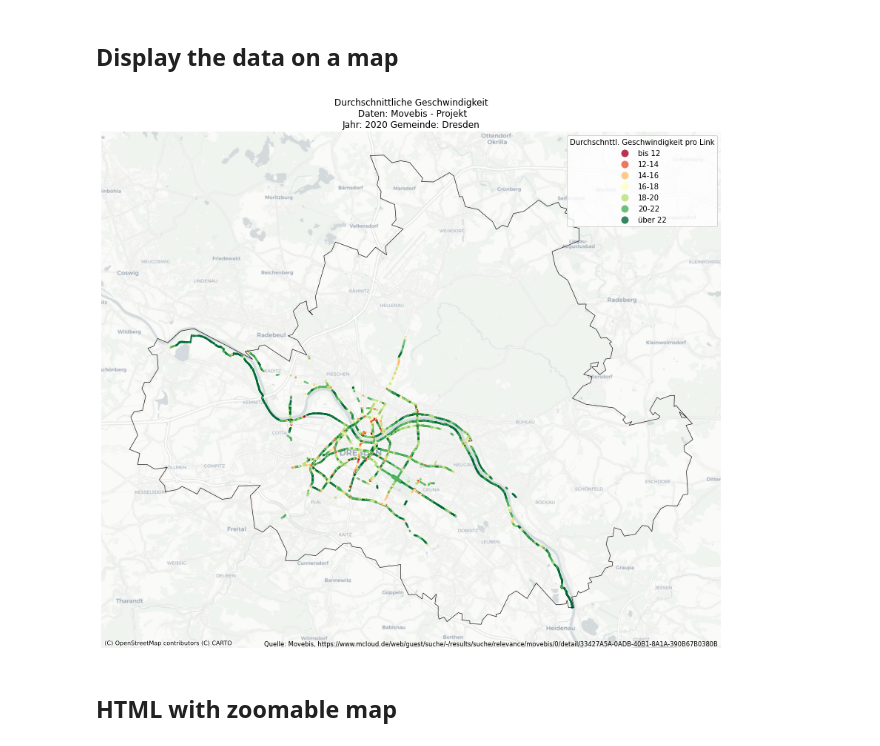
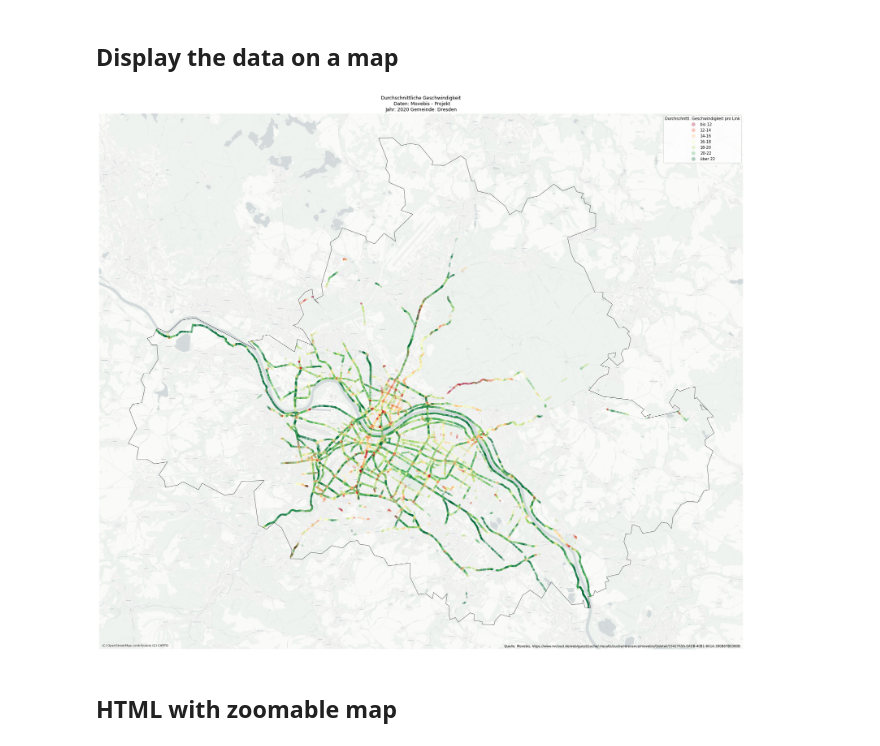
Before and after one commit to Oi-sin/ddmovebis, a Jupyter notebook: movebis_speed.ipynb, the cells around one changed output. Drawn from its saved outputs; the diff is of its cells as text; code cells hidden in the pictures.

```diff
--- a/movebis_speed.ipynb
+++ b/movebis_speed.ipynb
@@ -15,7 +15,7 @@ import folium
 import branca
 # %%
 #min number of visits present for an entry to be taken into account
-MIN_VISITS = 150
+MIN_VISITS = 50
 
 #use the data from the following year (2018, 2019 or 2020)
 DataYear = '2020'
@@ -139,6 +141,12 @@ custom_attribution=carto_attribution + ' | \u0026copy; \u003ca href=\"https://ww
 # %%
 df_plot = gdf_speed_municipality.copy()
 df_plot.geometry=df_plot.buffer(70)
+
+width=30
+height=width
+
+zoom_level=15
+dpi=zoom_level*20
 
 label_list=[
     'bis 12',
@@ -148,40 +156,40 @@ label_list=[
     '18-20',
     '20-22',
     'über 22']
 
-ax=df_plot.plot(column=data_field, scheme='UserDefined', figsize=(15,15), legend=True, alpha=0.8, cmap='RdYlGn',# linewidths=1,
+ax=df_plot.plot(column=data_field, scheme='UserDefined', figsize=(width,height), legend=True, alpha=0.3,
+                cmap='RdYlGn', linewidth=10, markersize=20,
             classification_kwds={
-             'bins':[12,14,16,18,20,22]
-         },
+             'bins':[12,14,16,18,20,22]},
             legend_kwds = {
                 #'numpoints':1,
                 'bbox_to_anchor':(1.0, 1.0),
                 'title': "Durchschnttl. Geschwindigkeit pro Link",
                 'labels':label_list }
             )
 
 #adding municipality border layer
-fin_plot=poly_municipality.plot(facecolor="none", edgecolor='black', linewidths=0.6, figsize=(15,15), ax=ax)#, weight=1)
+fin_plot=poly_municipality.plot(facecolor="none", edgecolor='black', linewidths=0.6, figsize=(width,height), ax=ax)#, weight=1)
 
 #adding basemap
-ctx.add_basemap(fin_plot, source=ctx.providers.CartoDB.Positron)
+ctx.add_basemap(fin_plot, source=ctx.providers.CartoDB.Positron, zoom=zoom_level)
 
 fig = ax.get_figure()
 
 #remove axis
 ax.set_axis_off()
 fin_plot.set_axis_off()
 
 #add title
 ax.set_title('Durchschnittliche Geschwindigkeit\n Daten: Movebis - Projekt\nJahr: %s Gemeinde: %s' % (DataYear, municipality))
 
 #Quelle
 ax.text(0.995, 0.004, transform=ax.transAxes, horizontalalignment='right', size='small',\
         s="Quelle: Movebis, https://www.mcloud.de/web/guest/suche/-/results/suche/relevance/movebis/0/detail/33427A5A-0ADB-40B1-8A1A-390B67B0380B")
 
-fig.savefig(results_filename + '.png', bbox_inches='tight', pad_inches = 0)
+fig.savefig(results_filename + ('_%d' % zoom_level) + '.png', bbox_inches='tight', pad_inches = 0, dpi=dpi)
 # %% [output]
-[figure, old version]
+[figure, new version]
 # %% [markdown]
 ## HTML with zoomable map
 # %%
```
Also changed, not shown: parts of 2 cells of this notebook.
